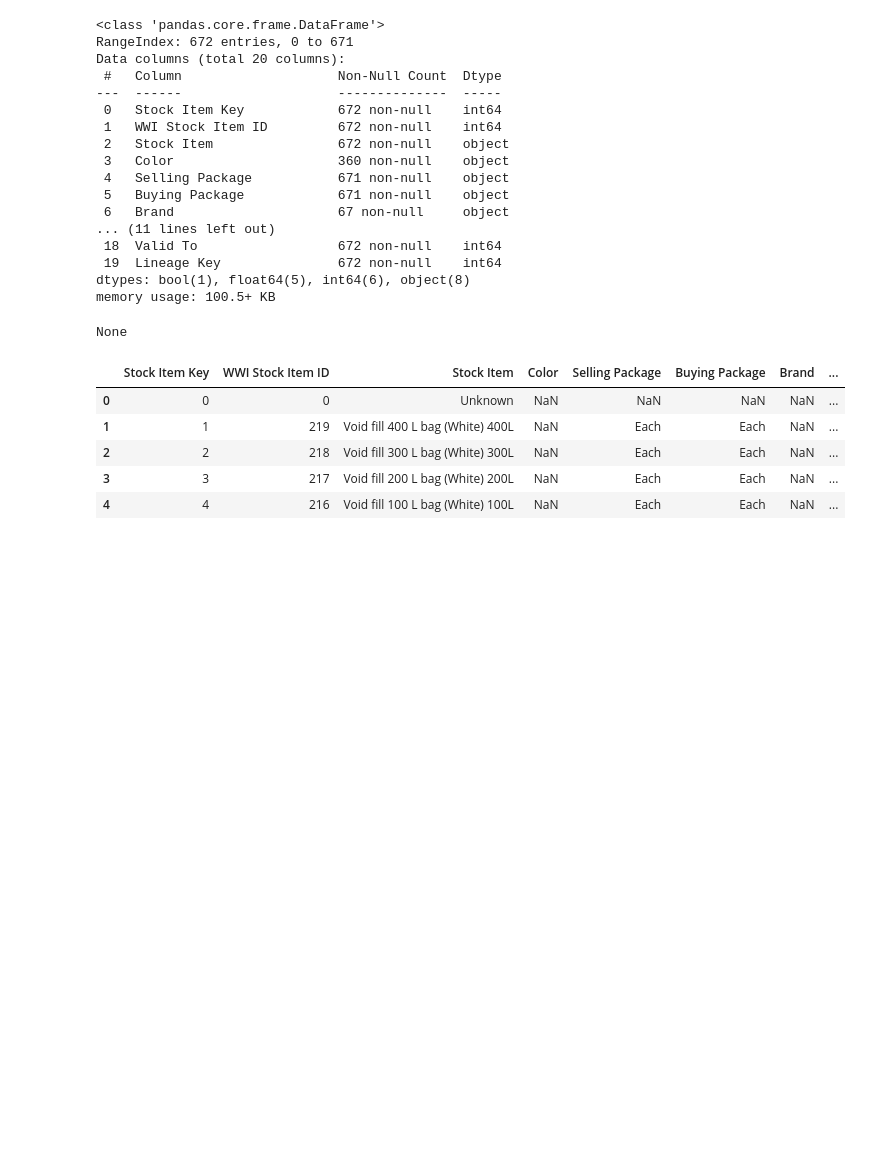
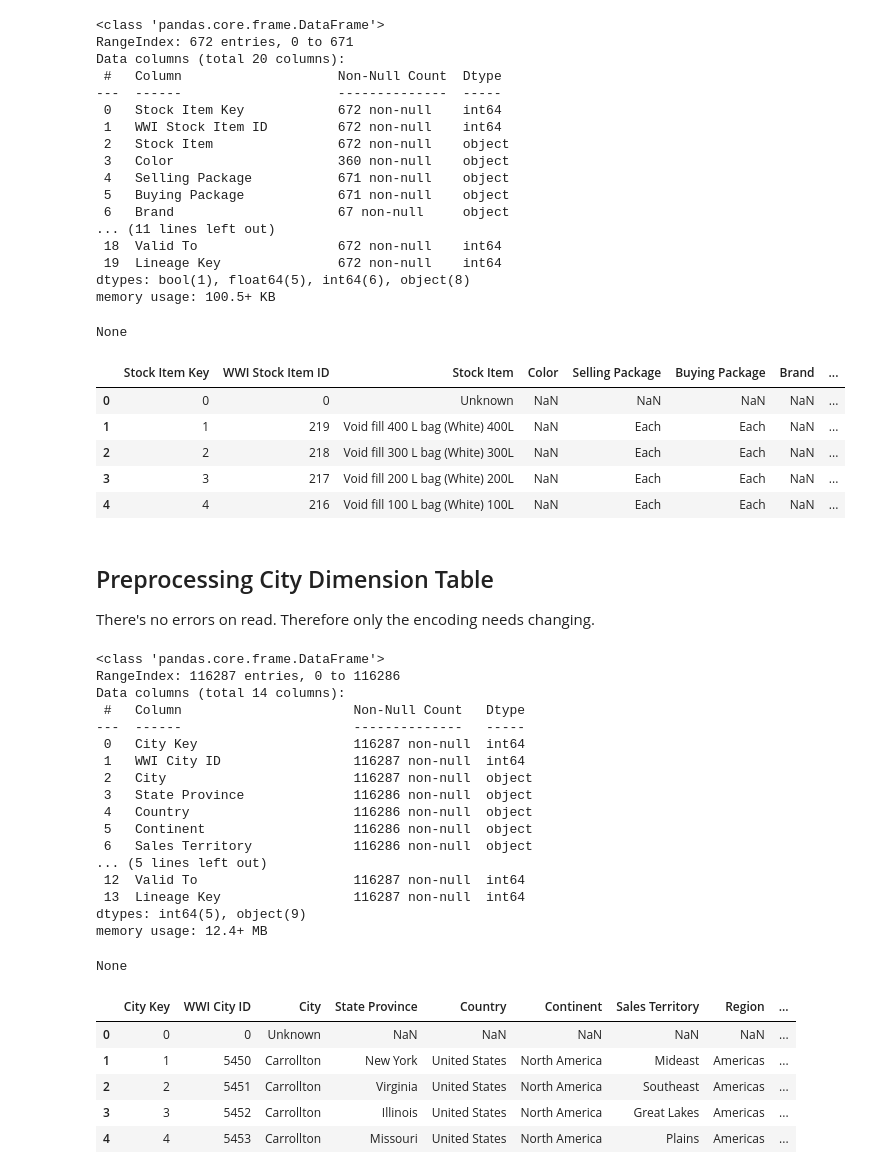
Before and after one commit to Max-FM/dataplatforms_project, a Jupyter notebook: preprocess_data.ipynb, the cells around one changed output. Drawn from its saved outputs; the diff is of its cells as text; code cells hidden in the pictures; blank space fills up the shorter version.

Commit message:
Include city dimension table in preprocessing

```diff
--- a/preprocess_data.ipynb
+++ b/preprocess_data.ipynb
@@ -537,3 +537,39 @@ None
 | 2 | 2 | 218 | Void fill 300 L bag (White) 300L | NaN | Each | Each | NaN | ... |
 | 3 | 3 | 217 | Void fill 200 L bag (White) 200L | NaN | Each | Each | NaN | ... |
 | 4 | 4 | 216 | Void fill 100 L bag (White) 100L | NaN | Each | Each | NaN | ... |
+# %% [markdown]
+## Preprocessing City Dimension Table
+
+There's no errors on read. Therefore only the encoding needs changing.
+# %%
+city_dim = pd.read_csv("data/raw/dim.city.csv", encoding="utf-16", on_bad_lines="warn")
+
+display(
+    city_dim.info(),
+    city_dim.head(),
+)
+# %% [output]
+<class 'pandas.core.frame.DataFrame'>
+RangeIndex: 116287 entries, 0 to 116286
+Data columns (total 14 columns):
+ #   Column                      Non-Null Count   Dtype
+---  ------                      --------------   -----
+ 0   City Key                    116287 non-null  int64
+ 1   WWI City ID                 116287 non-null  int64
+ 2   City                        116287 non-null  object
+ 3   State Province              116286 non-null  object
+ 4   Country                     116286 non-null  object
+ 5   Continent                   116286 non-null  object
+ 6   Sales Territory             116286 non-null  object
+... (5 lines left out)
+ 12  Valid To                    116287 non-null  int64
+ 13  Lineage Key                 116287 non-null  int64
+dtypes: int64(5), object(9)
+memory usage: 12.4+ MB
+None
+|  | City Key | WWI City ID | City | State Province | Country | Continent | Sales Territory | Region | ... |
+| 0 | 0 | 0 | Unknown | NaN | NaN | NaN | NaN | NaN | ... |
+| 1 | 1 | 5450 | Carrollton | New York | United States | North America | Mideast | Americas | ... |
+| 2 | 2 | 5451 | Carrollton | Virginia | United States | North America | Southeast | Americas | ... |
+| 3 | 3 | 5452 | Carrollton | Illinois | United States | North America | Great Lakes | Americas | ... |
+| 4 | 4 | 5453 | Carrollton | Missouri | United States | North America | Plains | Americas | ... |
```
Also changed, not shown: parts of 1 cell of this notebook.
